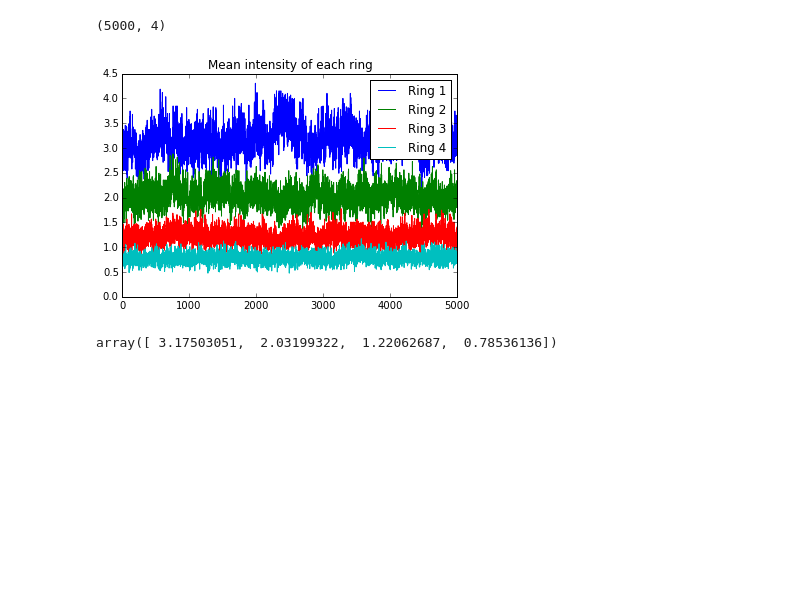
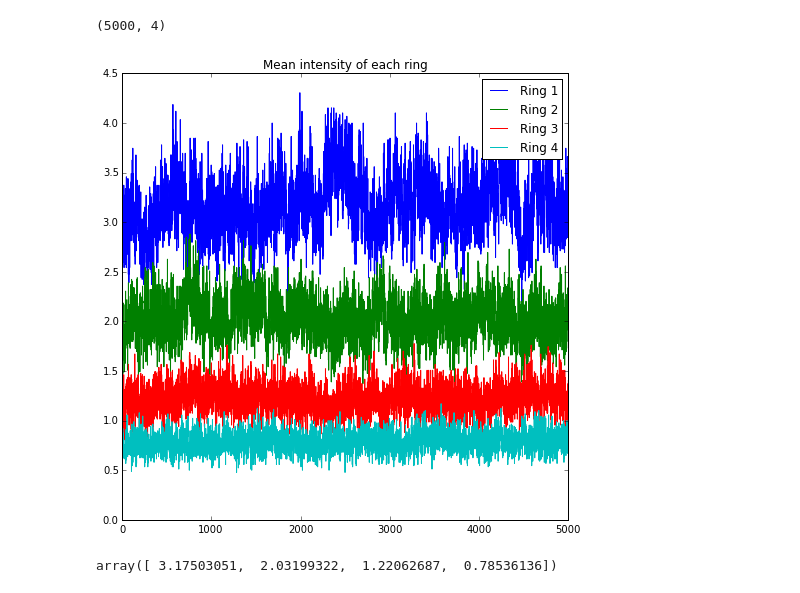
Before and after one commit to scikit-beam/scikit-beam-examples, a Jupyter notebook: demos/speckle/X-ray_Speckle_Visibility_Spectroscopy.ipynb, the cells around one changed output. Cells and saved outputs as stored; diff of their text form; code cells hidden in the pictures; blank space fills up the shorter version.

```diff
--- a/demos/speckle/X-ray_Speckle_Visibility_Spectroscopy.ipynb
+++ b/demos/speckle/X-ray_Speckle_Visibility_Spectroscopy.ipynb
@@ -38,18 +44,22 @@ J. Synchrotron Rad., vol 21, p 1288-1295, 2014.
+# %%
+data_dir = "Duke_data/"
+duke_rdata = np.load(data_dir+"duke_img_1_5000.npy")
+duke_dark = np.load(data_dir+"duke_dark.npy")
+
+duke_data = []
+for i in range(duke_rdata.shape[0]):
+    duke_data.append(duke_rdata[i] - duke_dark)
+
+duke_ndata=np.asarray(duke_data)
+
+# load the mask(s) and mask the data
+mask1 = np.load(data_dir+"new_mask4.npy")
+mask2 = np.load(data_dir+"Luxi_duke_mask.npy")
+
+N_mask = ~(mask1 + mask2)
 # %%
-folder = "/Volumes/Data/BeamLines/CHX/Luxi_description_files_for_duke/Duke_data/"
-#folder = os.path.join(*__file__.split(os.sep)[:-1])
-
-#  Get the data and the mask
-try:
-    duke_data = np.load(os.path.join(folder, "duke_data", "duke_data.npy"))
-    N_mask = np.load(os.path.join(folder, "duke_data", "N_mask.npy"))
-except IOError:
-    zipfile.ZipFile(os.path.join(folder, "duke_data.zip")).extractall()
-    duke_data = np.load(os.path.join(folder, "duke_data", "duke_data.npy"))
-    N_mask = np.load(os.path.join(folder, "duke_data", "N_mask.npy"))
-
 #  get the average image
-avg_img = np.average(duke_data, axis=0)
+avg_img = np.average(duke_ndata, axis=0)
 
 # plot the average image data after masking
 plt.figure()
@@ -144,20 +155,20 @@ time_steps
 # %% [markdown]
 ## Get the mean intensity of each ring
 # %%
-mean_int_sets, index_list = roi.mean_intensity(N_mask*duke_data[0:5000], ring_mask)
+mean_int_sets, index_list = roi.mean_intensity(N_mask*duke_ndata[0:5000], ring_mask)
 # %%
 mean_int_sets.shape
 # %% [output]
 (5000, 4)
 # %%
-plt.figure()
+plt.figure(figsize=(8, 8))
 plt.title("Mean intensity of each ring")
 for i in range(num_rings):
     plt.plot(mean_int_sets[:,i], label="Ring "+str(i+1))
 plt.legend()
 plt.show()
 # %% [output]
-[figure, old version]
+[figure, new version]
 # %%
 mean_int_ring = np.mean(mean_int_sets, axis=0)
 mean_int_ring
```
Also changed, not shown: parts of 18 cells of this notebook.
